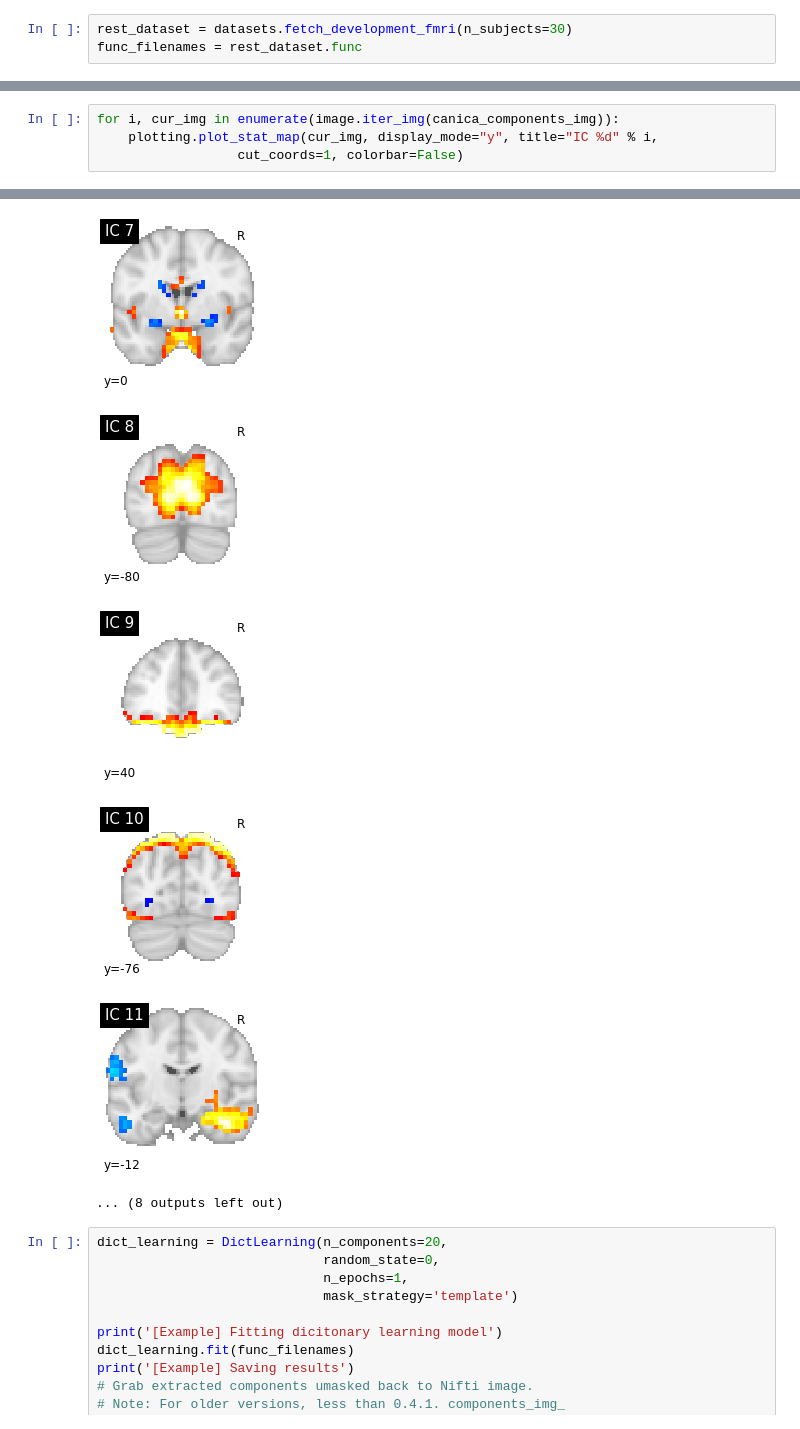
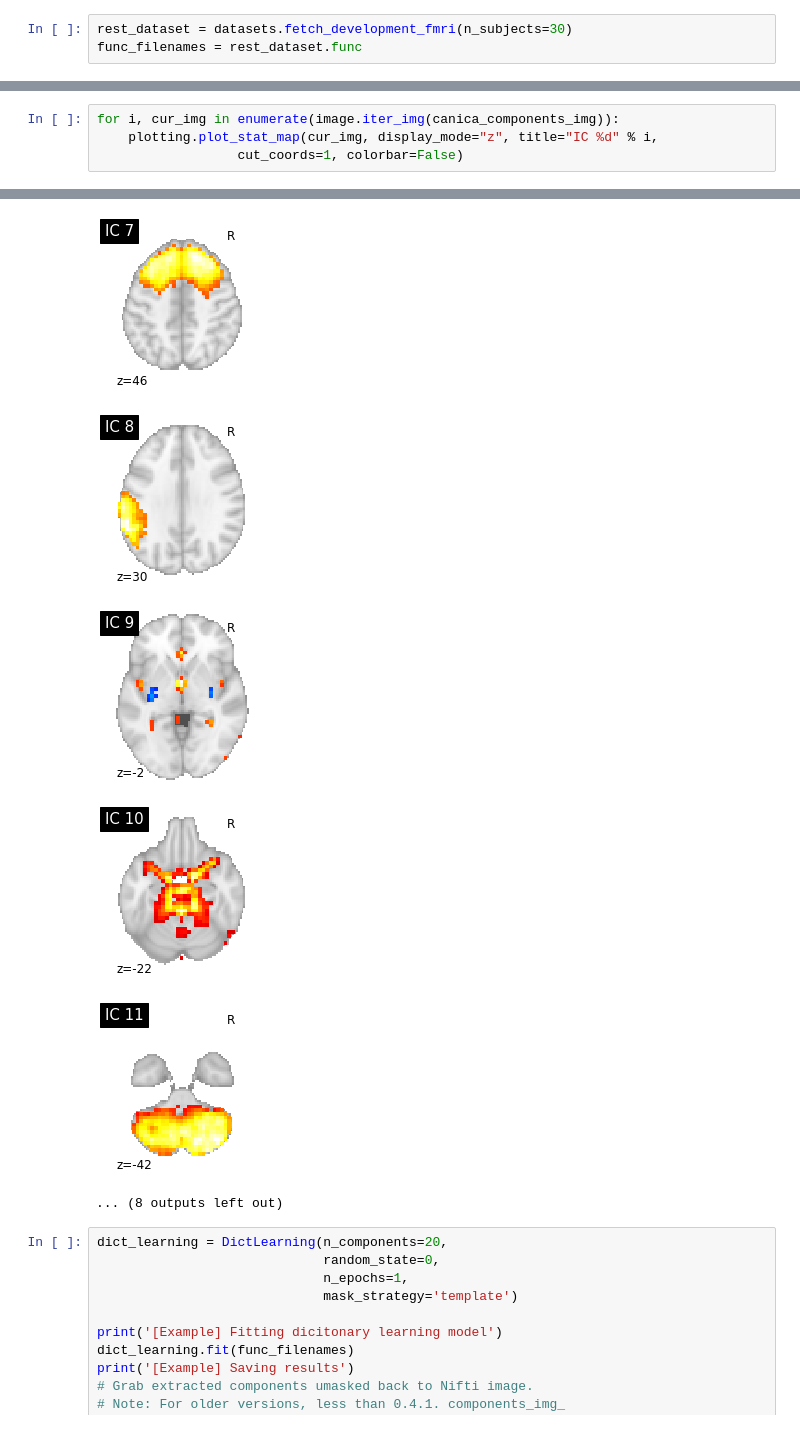
Before and after one commit to siyunb/Colab_Notebook, a Jupyter notebook: Nilearn/Nilearn_connectivity3.ipynb, the cells around one changed output, grey strips where cells are left out. Cells and saved outputs as stored; diff of their text form.

```diff
--- a/Nilearn/Nilearn_connectivity3.ipynb
+++ b/Nilearn/Nilearn_connectivity3.ipynb
@@ -75,5 +58,5 @@ plotting.plot_prob_atlas(canica_components_img, title='All ICA components')
 # %%
 for i, cur_img in enumerate(image.iter_img(canica_components_img)):
-    plotting.plot_stat_map(cur_img, display_mode="y", title="IC %d" % i,
+    plotting.plot_stat_map(cur_img, display_mode="z", title="IC %d" % i,
                   cut_coords=1, colorbar=False)
 # %% [output]
@@ -87,8 +70,8 @@ for i, cur_img in enumerate(image.iter_img(canica_components_img)):
-[figure, old version]
+[figure, new version]
-[figure, old version]
+[figure, new version]
-[figure, old version]
+[figure, new version]
-[figure, old version]
+[figure, new version]
-[figure, old version]
+[figure, new version]
 ... (8 outputs left out)
 # %%
 dict_learning = DictLearning(n_components=20,
```
Also changed, not shown: parts of 20 cells of this notebook, 6 other files.
